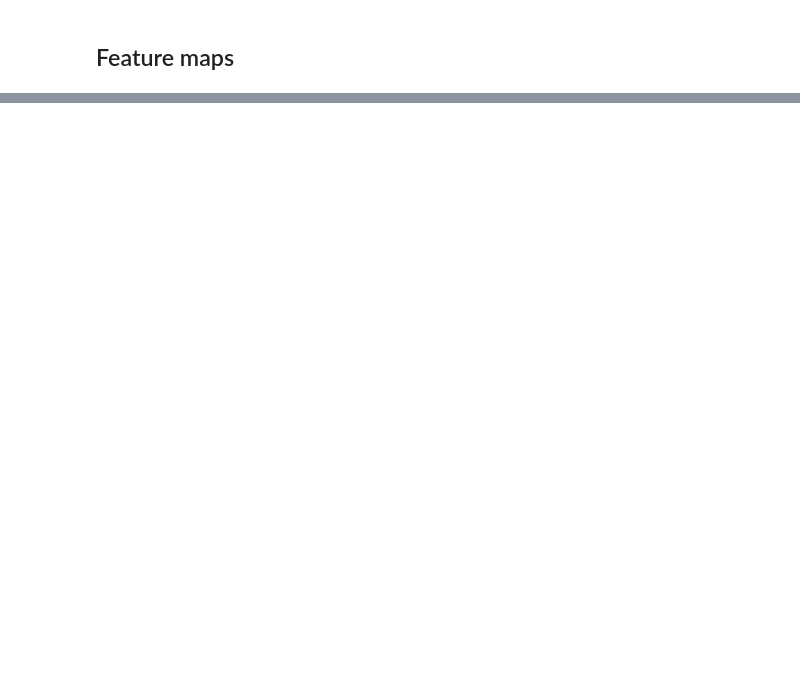
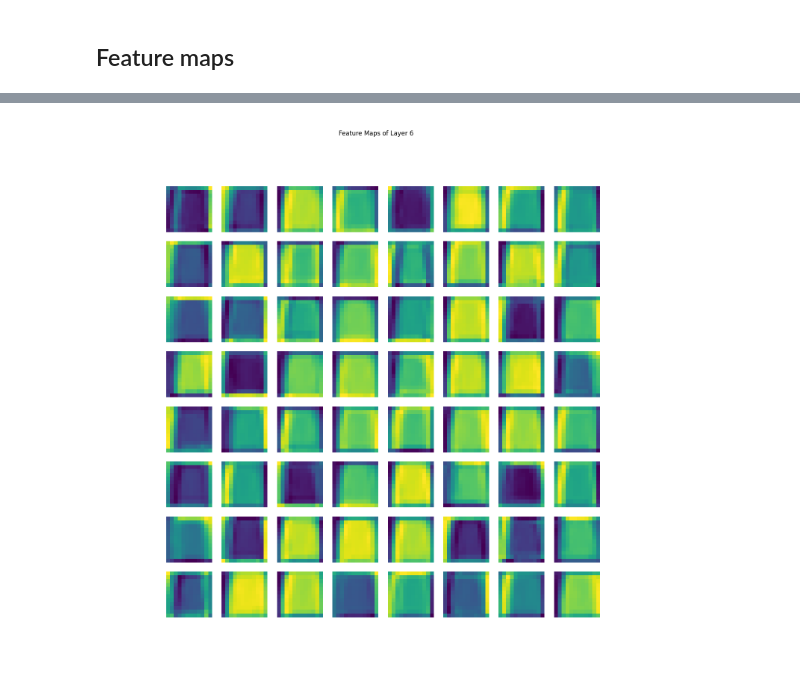
Before and after one commit to ann04ka/CV_exercises, a Jupyter notebook: AlexNet_and_its_feature_maps.ipynb, the cells around one changed output, grey strips where cells are left out. Drawn from its saved outputs; the diff is of its cells as text; code cells hidden in the pictures; blank space fills up the shorter version.

```diff
--- a/AlexNet_and_its_feature_maps.ipynb
+++ b/AlexNet_and_its_feature_maps.ipynb
@@ -140,0 +158,4 @@ Layer 10: Conv2d(384, 256, kernel_size=(3, 3), stride=(1, 1), padding=(1, 1))
+# %%
+Image('/content/drive/MyDrive/FM/layer6.png')
+# %% [output]
+[figure, added]
```
Also changed, not shown: parts of 7 cells of this notebook.
